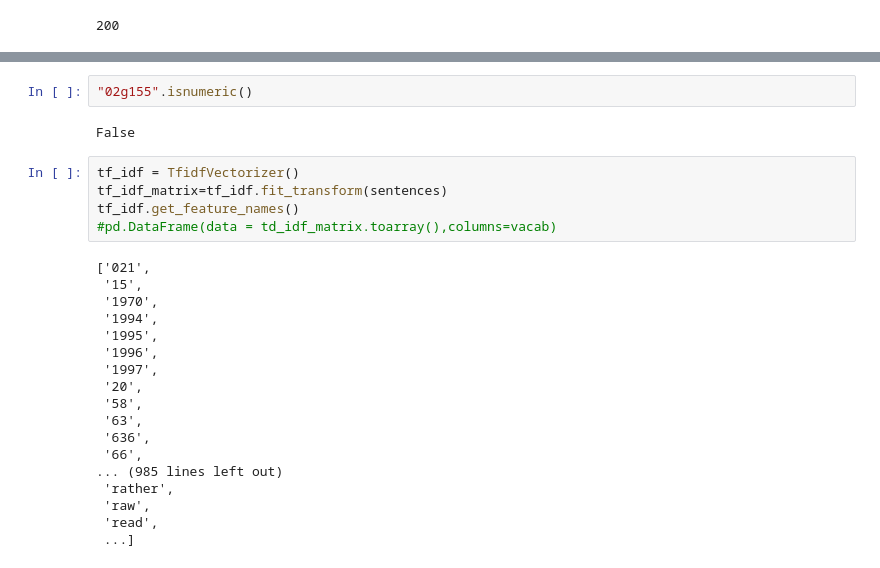
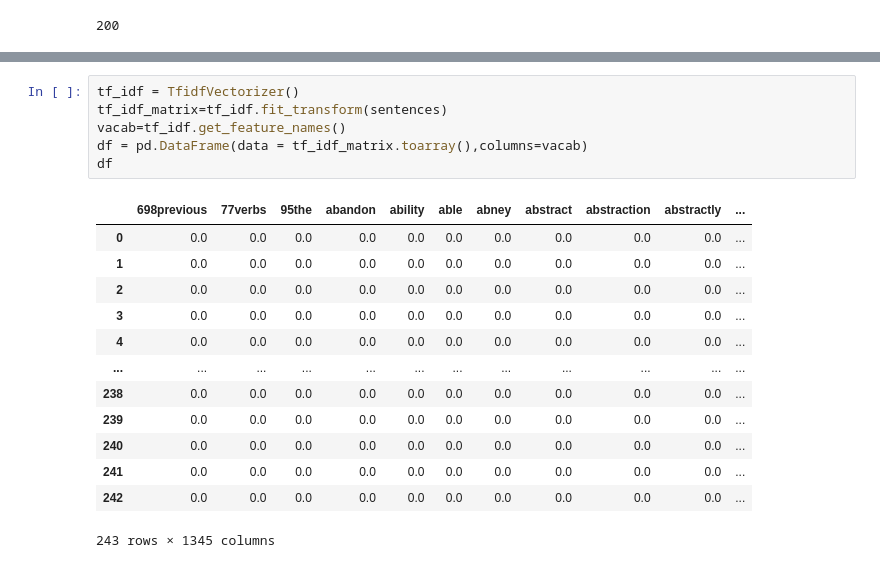
Before and after one commit to ProjectsOfMLee/CSC2611-project, a Jupyter notebook: test.ipynb, the cells around one changed output, grey strips where cells are left out. Drawn from its saved outputs; the diff is of its cells as text.

```diff
--- a/test.ipynb
+++ b/test.ipynb
@@ -132,27 +127,20 @@ sentences
-# %%
-"02g155".isnumeric()
-# %% [output]
-False
 # %%
 tf_idf = TfidfVectorizer()
 tf_idf_matrix=tf_idf.fit_transform(sentences)
-tf_idf.get_feature_names()
-#pd.DataFrame(data = td_idf_matrix.toarray(),columns=vacab)
+vacab=tf_idf.get_feature_names()
+df = pd.DataFrame(data = tf_idf_matrix.toarray(),columns=vacab)
+df
 # %% [output]
+|  | 698previous | 77verbs | 95the | abandon | ability | able | abney | abstract | abstraction | abstractly | ... |
+| 0 | 0.0 | 0.0 | 0.0 | 0.0 | 0.0 | 0.0 | 0.0 | 0.0 | 0.0 | 0.0 | ... |
+| 1 | 0.0 | 0.0 | 0.0 | 0.0 | 0.0 | 0.0 | 0.0 | 0.0 | 0.0 | 0.0 | ... |
+| 2 | 0.0 | 0.0 | 0.0 | 0.0 | 0.0 | 0.0 | 0.0 | 0.0 | 0.0 | 0.0 | ... |
+| 3 | 0.0 | 0.0 | 0.0 | 0.0 | 0.0 | 0.0 | 0.0 | 0.0 | 0.0 | 0.0 | ... |
+| 4 | 0.0 | 0.0 | 0.0 | 0.0 | 0.0 | 0.0 | 0.0 | 0.0 | 0.0 | 0.0 | ... |
+| ... | ... | ... | ... | ... | ... | ... | ... | ... | ... | ... | ... |
+| 238 | 0.0 | 0.0 | 0.0 | 0.0 | 0.0 | 0.0 | 0.0 | 0.0 | 0.0 | 0.0 | ... |
+| 239 | 0.0 | 0.0 | 0.0 | 0.0 | 0.0 | 0.0 | 0.0 | 0.0 | 0.0 | 0.0 | ... |
+| 240 | 0.0 | 0.0 | 0.0 | 0.0 | 0.0 | 0.0 | 0.0 | 0.0 | 0.0 | 0.0 | ... |
+| 241 | 0.0 | 0.0 | 0.0 | 0.0 | 0.0 | 0.0 | 0.0 | 0.0 | 0.0 | 0.0 | ... |
+| 242 | 0.0 | 0.0 | 0.0 | 0.0 | 0.0 | 0.0 | 0.0 | 0.0 | 0.0 | 0.0 | ... |
-['021',
- '15',
- '1970',
- '1994',
- '1995',
- '1996',
- '1997',
- '20',
- '58',
- '63',
- '636',
- '66',
-... (985 lines left out)
- 'rather',
- 'raw',
- 'read',
- ...]
+243 rows × 1345 columns
```
Also changed, not shown: parts of 4 cells of this notebook.
